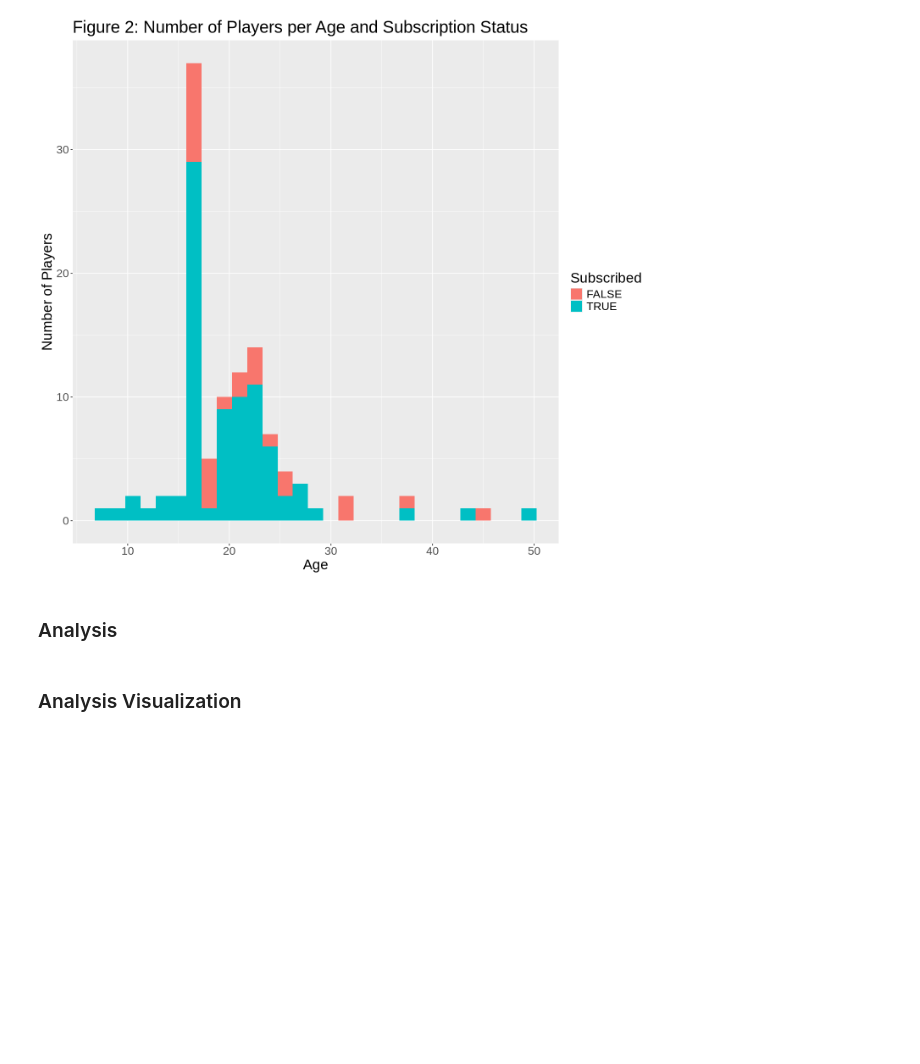
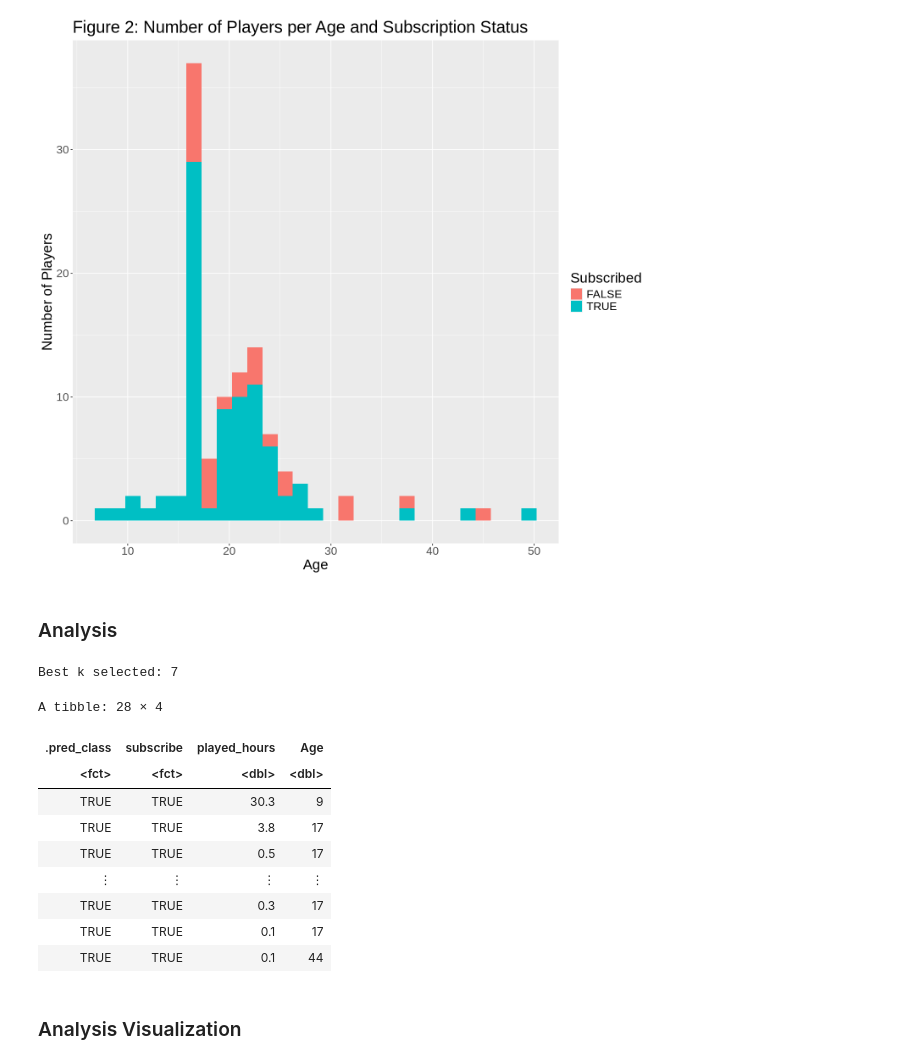
Before and after one commit to lucy-diaz/DSCIprojectgroup34, a Jupyter notebook: group_34_project.ipynb, the cells around one changed output. Drawn from its saved outputs; the diff is of its cells as text; code cells hidden in the pictures; blank space fills up the shorter version.

```diff
--- a/group_34_project.ipynb
+++ b/group_34_project.ipynb
@@ -124,5 +124,72 @@ age_observations
 [figure]
 # %% [markdown]
 ### Analysis
+# %%
+
+set.seed(123)
+
+# Split the data into training (75%) and testing (25%) sets using initial_split()
+split <- initial_split(clean_player, prop = 0.75, strata = subscribe)
+train_data <- training(split)
+test_data  <- testing(split)
+
+# Create a recipe to center and scale the predictors (Age and played_hours)
+rec <- recipe(subscribe ~ Age + played_hours, data = train_data) |>
+  step_center(all_predictors()) |>
+  step_scale(all_predictors())
+
+# Specify a KNN model with neighbors to be tuned using nearest_neighbor()
+knn_mod <- nearest_neighbor(neighbors = tune()) |>
+  set_engine("kknn") |>
+  set_mode("classification")
+
+# Create a workflow combining the recipe and the KNN model
+wf <- workflow() |>
+  add_recipe(rec) |>
+  add_model(knn_mod)
+
+# Set up 5-fold cross-validation on the training data using vfold_cv()
+cv_folds <- vfold_cv(train_data, v = 5, strata = subscribe)
+
+# Create a grid of k values to test (from 1 to 10) using tibble()
+grid_vals <- tibble(neighbors = 1:10)
+
+# Tune the model using tune_grid() with the defined cross-validation folds and grid
+tune_results <- tune_grid(wf, resamples = cv_folds, grid = grid_vals)
+
+# Collect the metrics and select the best k based on accuracy
+metrics <- collect_metrics(tune_results)
+best_k <- metrics |>
+  filter(.metric == "accuracy") |>
+  arrange(desc(mean)) |>
+  slice(1) |>
+  pull(neighbors)
+cat("Best k selected:", best_k, "\n")
+
+# Finalize the KNN model using the best k
+final_knn_mod <- nearest_neighbor(neighbors = best_k) |>
+  set_engine("kknn") |>
+  set_mode("classification")
+final_wf <- workflow() |>
+  add_recipe(rec) |>
+  add_model(final_knn_mod)
+final_fit <- fit(final_wf, data = train_data)
+
+# Predict subscription status on the testing data
+predictions <- predict(final_fit, new_data = test_data) |>
+  bind_cols(test_data)
+predictions
+# %% [output]
+Best k selected: 7
+A tibble: 28 × 4
+| .pred_class | subscribe | played_hours | Age |
+| <fct> | <fct> | <dbl> | <dbl> |
+| TRUE | TRUE | 30.3 | 9 |
+| TRUE | TRUE | 3.8 | 17 |
+| TRUE | TRUE | 0.5 | 17 |
+| ⋮ | ⋮ | ⋮ | ⋮ |
+| TRUE | TRUE | 0.3 | 17 |
+| TRUE | TRUE | 0.1 | 17 |
+| TRUE | TRUE | 0.1 | 44 |
 # %% [markdown]
 ### Analysis Visualization
```
Also changed, not shown: parts of 2 cells of this notebook.
